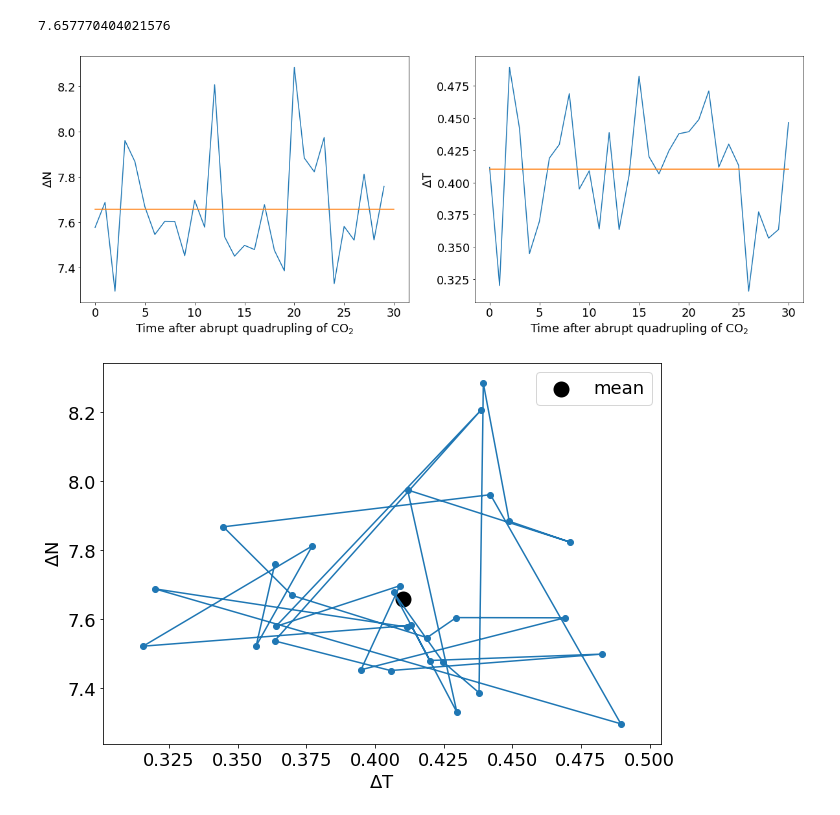
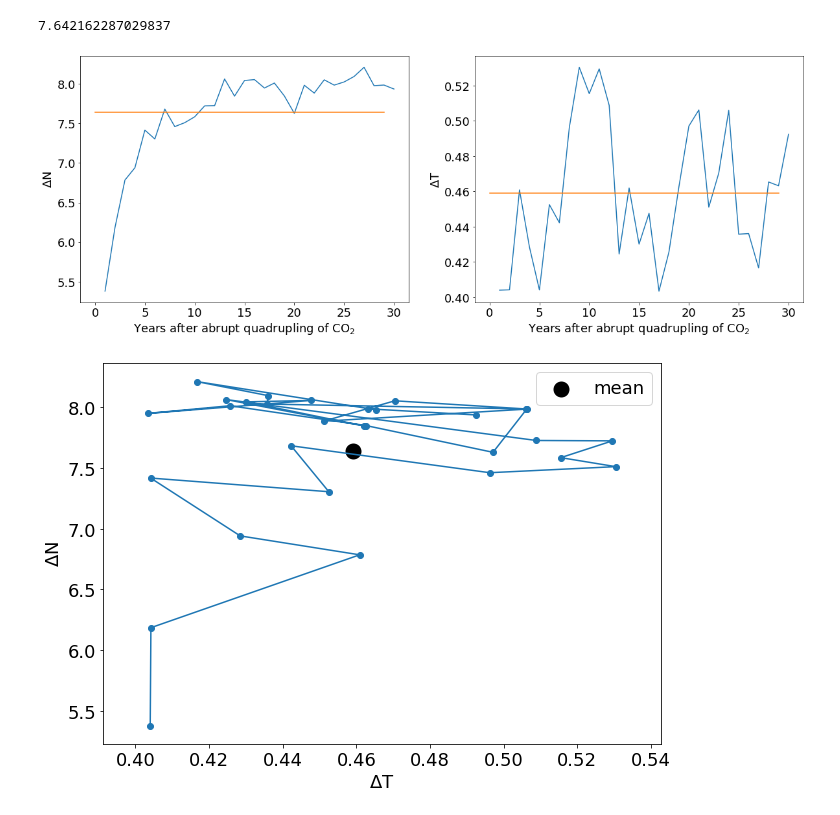
Before and after one commit to Hegebf/CMIP6-forcing, a Jupyter notebook: notebooks/fixedSSTforcing.ipynb, the cells around one changed output. Drawn from its saved outputs; the diff is of its cells as text; code cells hidden in the pictures.

```diff
--- a/notebooks/fixedSSTforcing.ipynb
+++ b/notebooks/fixedSSTforcing.ipynb
@@ -49,12 +79,12 @@ experiments
 # %%
-model = 'MRI-ESM2-0'
-member = 'r1i1p1f1'
+model = 'CNRM-ESM2-1'
+member = 'r1i1p1f2'
 
-filename = model + '_piClim-4xCO2_' + member + '_means.txt'
+filename = model + '_piClim-4xCO2_' + member + '_means.csv'
 file = os.path.join('../Processed_data/Global_annual_means/', model, 'piClim-4xCO2', filename)
 piClim4xCO2data = pd.read_table(file, index_col=0, sep = ',')
 
-filename = model + '_piClim-control_' + member + '_means.txt'
+filename = model + '_piClim-control_' + member + '_means.csv'
 file = os.path.join('../Processed_data/Global_annual_means/', model, 'piClim-control', filename)
 piClimcontroldata = pd.read_table(file, index_col=0, sep = ',')
 
@@ -66,25 +96,26 @@ T_control = piClimcontroldata['tas']
 # %%
 fig, ax = plt.subplots(ncols = 2, figsize = [20,7])
 deltaN = N_4xCO2 - np.mean(N_control)
 F = np.mean(deltaN)
 print(F)
-ax[0].plot(deltaN)
+years_since_quadrupling = np.arange(len(deltaN)) + 1
+ax[0].plot(years_since_quadrupling, deltaN)
 ax[0].plot(np.repeat(F,len(deltaN)));
 ax[0].set_ylabel('$\Delta$N',fontsize = 18)
 
 deltaT = T_4xCO2 - np.mean(T_control)
 T = np.mean(deltaT)
 
-ax[1].plot(deltaT)
+ax[1].plot(years_since_quadrupling, deltaT)
 ax[1].plot(np.repeat(T,len(deltaT)));
 ax[1].set_ylabel('$\Delta$T',fontsize = 18)
 
 for axis in ax:
-    axis.set_xlabel('Time after abrupt quadrupling of CO$_2$',fontsize = 18)
+    axis.set_xlabel('Years after abrupt quadrupling of CO$_2$',fontsize = 18)
     axis.tick_params(axis='both',labelsize=18)
 # %% [output]
-7.657770404021576
+7.642162287029837
-[figure, old version]
+[figure, new version]
 # %%
 fig, ax2 = plt.subplots(figsize = [10,7])
 ax2.scatter(deltaT, deltaN)
@@ -95,6 +126,6 @@ ax2.set_xlabel('$\Delta$T',fontsize = 18)
 ax2.tick_params(axis='both',labelsize=18)
 ax2.legend(fontsize = 18);
 # %% [output]
-[figure, old version]
+[figure, new version]
 # %%
 # save data in dataframe
```
Also changed, not shown: parts of 6 cells of this notebook, 4 other files.
